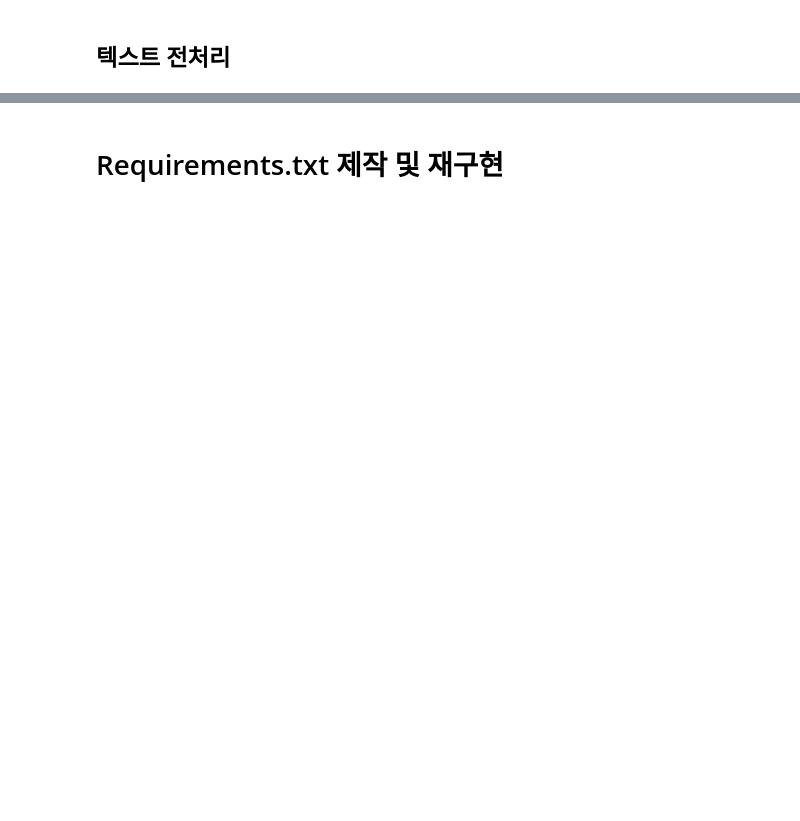
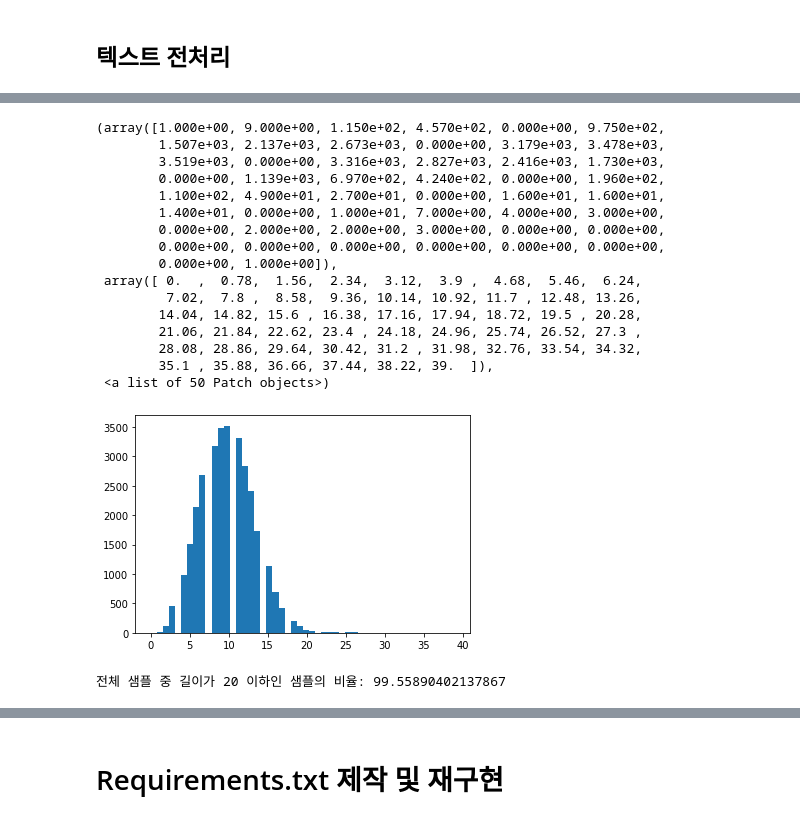
Before and after one commit to poandpo/project-4, a Jupyter notebook: AI_06_임채은.ipynb, the cells around one changed output, grey strips where cells are left out. Drawn from its saved outputs; the diff is of its cells as text; code cells hidden in the pictures; blank space fills up the shorter version.

```diff
--- a/AI_06_임채은.ipynb
+++ b/AI_06_임채은.ipynb
@@ -194,0 +184,5 @@ test.head()
+# %%
+X_train = train.drop(labels= '감정', axis= 1)
+y_train = np.array(train['감정'])
+X_test = test.drop(labels= '감정', axis= 1)   #X_test= test[['문장1','문장2', '문장3' ]]
+y_test = np.array(test['감정'])
@@ -318,0 +317,29 @@ print(tokenizer.word_index)
+# %%
+sentence_1 = X_train['문장1']
+sentence_2 = X_train['문장2']
+sentence_3 = X_train['문장3']
+
+sentence_1_ = X_test['문장1']
+sentence_2_ = X_test['문장2']
+sentence_3_ = X_test['문장3']
+# %%
+#  정수 인코딩
+token = Tokenizer(num_words=3000)
+
+token.fit_on_texts(sentence_1)
+X_encoded1  = token.texts_to_sequences(sentence_1)
+X_encoded_1  = token.texts_to_sequences(sentence_1_)
+X_train['문장1'] = X_encoded1
+X_test['문장1'] = X_encoded_1
+
+token.fit_on_texts(sentence_2)
+X_encoded2  = token.texts_to_sequences(sentence_2)
+X_encoded_2  = token.texts_to_sequences(sentence_2_)
+X_train['문장2'] = X_encoded2
+X_test['문장2'] = X_encoded_2
+
+token.fit_on_texts(sentence_3)
+X_encoded3  = token.texts_to_sequences(sentence_3)
+X_encoded_3  = token.texts_to_sequences(sentence_3_)
+X_train['문장3'] = X_encoded3
+X_test['문장3'] = X_encoded_3
@@ -318,0 +369,33 @@ print(tokenizer.word_index)
+# %%
+import matplotlib.pyplot as plt
+plt.hist([len(s) for s in X_encoded1], bins=50)
+# %% [output]
+(array([1.000e+00, 9.000e+00, 1.150e+02, 4.570e+02, 0.000e+00, 9.750e+02,
+        1.507e+03, 2.137e+03, 2.673e+03, 0.000e+00, 3.179e+03, 3.478e+03,
+        3.519e+03, 0.000e+00, 3.316e+03, 2.827e+03, 2.416e+03, 1.730e+03,
+        0.000e+00, 1.139e+03, 6.970e+02, 4.240e+02, 0.000e+00, 1.960e+02,
+        1.100e+02, 4.900e+01, 2.700e+01, 0.000e+00, 1.600e+01, 1.600e+01,
+        1.400e+01, 0.000e+00, 1.000e+01, 7.000e+00, 4.000e+00, 3.000e+00,
+        0.000e+00, 2.000e+00, 2.000e+00, 3.000e+00, 0.000e+00, 0.000e+00,
+        0.000e+00, 0.000e+00, 0.000e+00, 0.000e+00, 0.000e+00, 0.000e+00,
+        0.000e+00, 1.000e+00]),
+ array([ 0.  ,  0.78,  1.56,  2.34,  3.12,  3.9 ,  4.68,  5.46,  6.24,
+         7.02,  7.8 ,  8.58,  9.36, 10.14, 10.92, 11.7 , 12.48, 13.26,
+        14.04, 14.82, 15.6 , 16.38, 17.16, 17.94, 18.72, 19.5 , 20.28,
+        21.06, 21.84, 22.62, 23.4 , 24.18, 24.96, 25.74, 26.52, 27.3 ,
+        28.08, 28.86, 29.64, 30.42, 31.2 , 31.98, 32.76, 33.54, 34.32,
+        35.1 , 35.88, 36.66, 37.44, 38.22, 39.  ]),
+ <a list of 50 Patch objects>)
+[figure, added]
+# %%
+def below_threshold_len(max_len, nested_list):
+  count = 0
+  for sentence in nested_list:
+    if(len(sentence) <= max_len):
+        count = count + 1
+  print('전체 샘플 중 길이가 %s 이하인 샘플의 비율: %s'%(max_len, (count / len(nested_list))*100))
+
+max_len = 20
+below_threshold_len(max_len, X_encoded3)
+# %% [output]
+전체 샘플 중 길이가 20 이하인 샘플의 비율: 99.55890402137867
```
Also changed, not shown: parts of 80 cells of this notebook.
